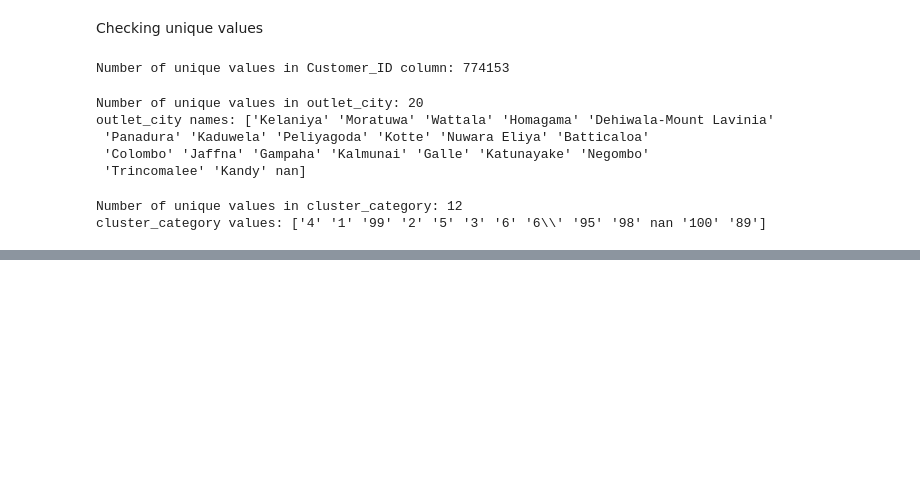
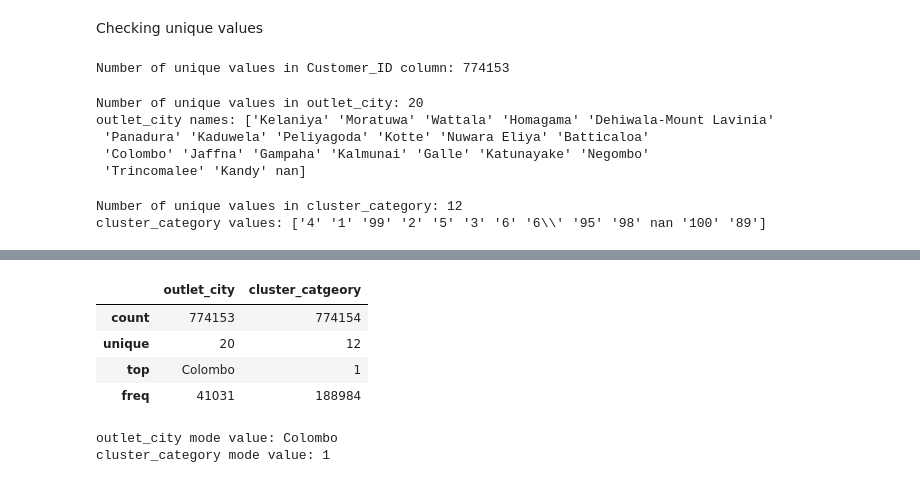
Before and after one commit to Krishnadayal/Data-Science-Project-Lifecycle, a Jupyter notebook: Finalised_Train.ipynb, the cells around one changed output, grey strips where cells are left out. Drawn from its saved outputs; the diff is of its cells as text; code cells hidden in the pictures; blank space fills up the shorter version.

```diff
--- a/Finalised_Train.ipynb
+++ b/Finalised_Train.ipynb
@@ -327,0 +350,14 @@ cluster_category values: ['4' '1' '99' '2' '5' '3' '6' '6\\' '95' '98' nan '100'
+# %%
+train_data.describe(include = "object")
+# %% [output]
+|  | outlet_city | cluster_catgeory |
+| count | 774153 | 774154 |
+| unique | 20 | 12 |
+| top | Colombo | 1 |
+| freq | 41031 | 188984 |
+# %%
+print(f"outlet_city mode value: {train_data['outlet_city'].mode()[0]}")
+print(f"cluster_category mode value: {train_data['cluster_catgeory'].mode()[0]}")
+# %% [output]
+outlet_city mode value: Colombo
+cluster_category mode value: 1
```
Also changed, not shown: parts of 3 cells of this notebook.
